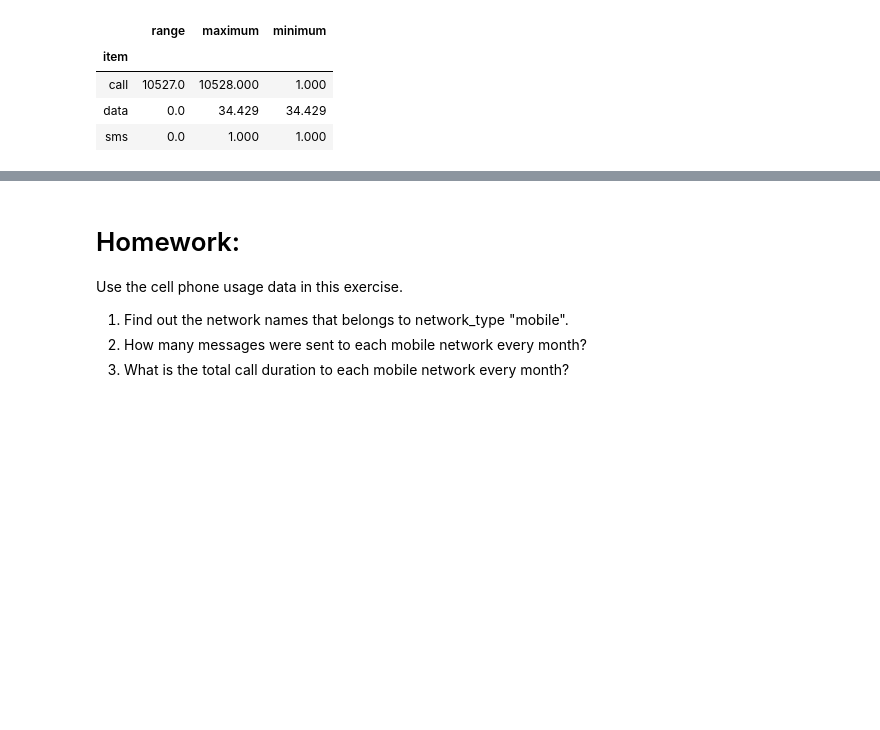
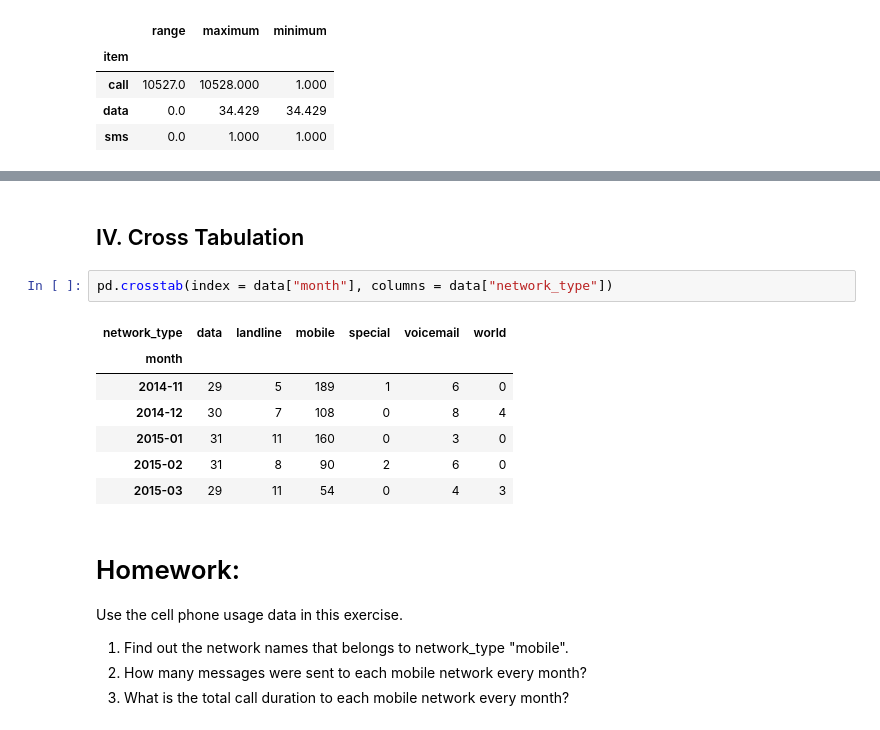
Before and after one commit to esm2000/ds_coursework_python, a Jupyter notebook: cmp_464/week13.ipynb, the cells around one changed output, grey strips where cells are left out. Cells and saved outputs as stored; diff of their text form; blank space fills up the shorter version.

```diff
--- a/cmp_464/week13.ipynb
+++ b/cmp_464/week13.ipynb
@@ -645,3 +649,15 @@ data[data['item'] == 'call'].groupby('month').agg(
+# %% [markdown]
+## IV. Cross Tabulation
+# %%
+pd.crosstab(index = data["month"], columns = data["network_type"])
+# %% [output]
+| network_type | data | landline | mobile | special | voicemail | world |
+| month |  |  |  |  |  |  |
+| 2014-11 | 29 | 5 | 189 | 1 | 6 | 0 |
+| 2014-12 | 30 | 7 | 108 | 0 | 8 | 4 |
+| 2015-01 | 31 | 11 | 160 | 0 | 3 | 0 |
+| 2015-02 | 31 | 8 | 90 | 2 | 6 | 0 |
+| 2015-03 | 29 | 11 | 54 | 0 | 4 | 3 |
 # %% [markdown]
 # Homework:
 Use the cell phone usage data in this exercise.
```
Also changed, not shown: parts of 30 cells of this notebook.
